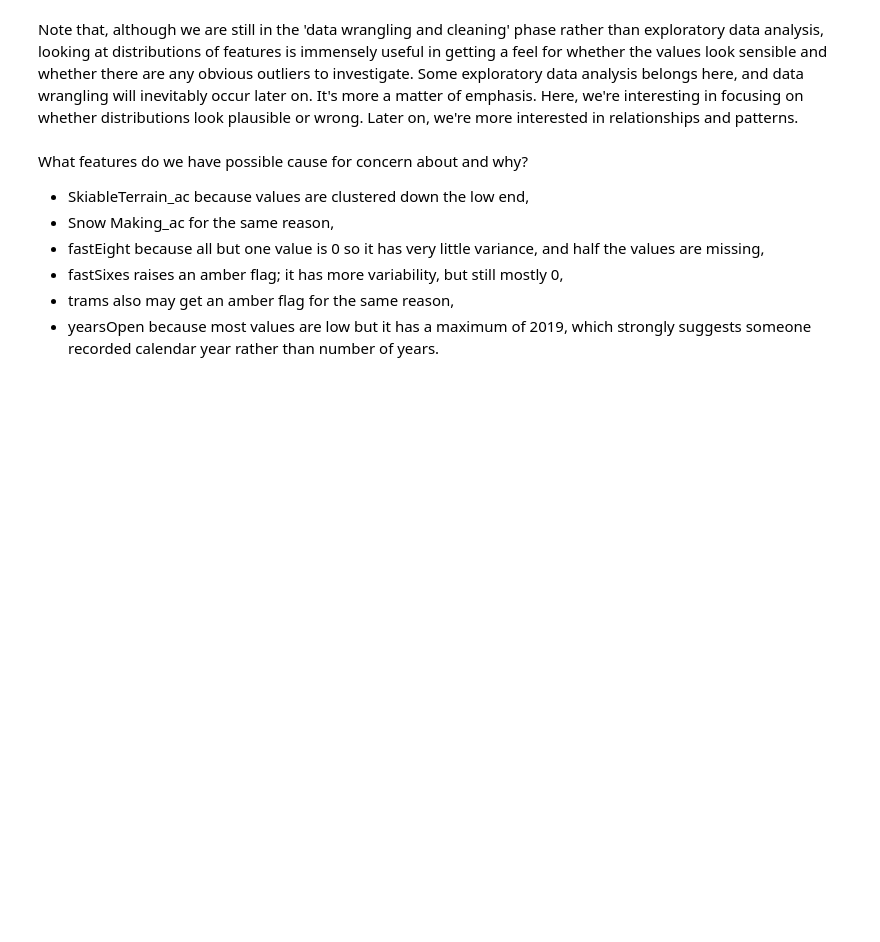
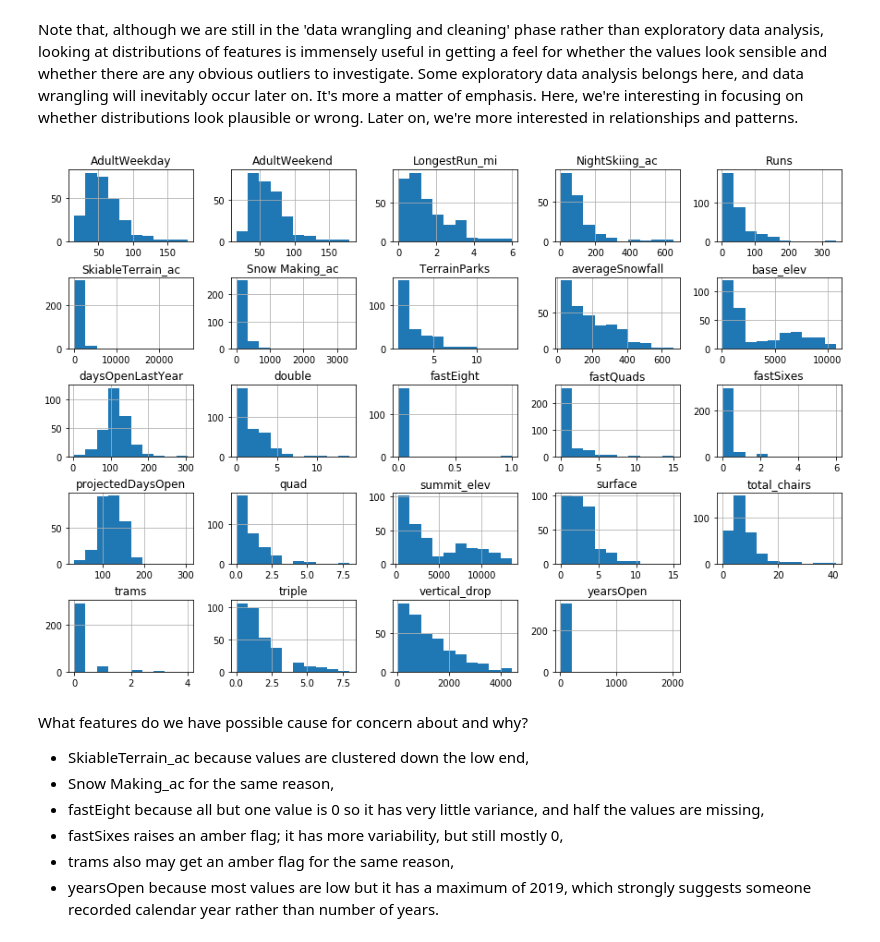
Before and after one commit to singhv007/DataScienceGuidedCapstone, a Jupyter notebook: Notebooks/02_data_wrangling.ipynb, the cells around one changed output. Cells and saved outputs as stored; diff of their text form; code cells hidden in the pictures; blank space fills up the shorter version.

```diff
--- a/Notebooks/02_data_wrangling.ipynb
+++ b/Notebooks/02_data_wrangling.ipynb
@@ -491,12 +511,14 @@ Note that, although we are still in the 'data wrangling and cleaning' phase rath
 # %%
 #Code task 18#
 #Call ski_data's `hist` method to plot histograms of each of the numeric features
 #Try passing it an argument figsize=(15,10)
 #Try calling plt.subplots_adjust() with an argument hspace=0.5 to adjust the spacing
 #It's important you create legible and easy-to-read plots
-ski_data.___(___)
-#plt.subplots_adjust(hspace=___);
+ski_data.hist(figsize=(15,10))
+plt.subplots_adjust(hspace=0.5);
 #Hint: notice how the terminating ';' "swallows" some messy output and leads to a tidier notebook
+# %% [output]
+[figure, added]
 # %% [markdown]
 What features do we have possible cause for concern about and why?
 
```
Also changed, not shown: parts of 15 cells of this notebook.
